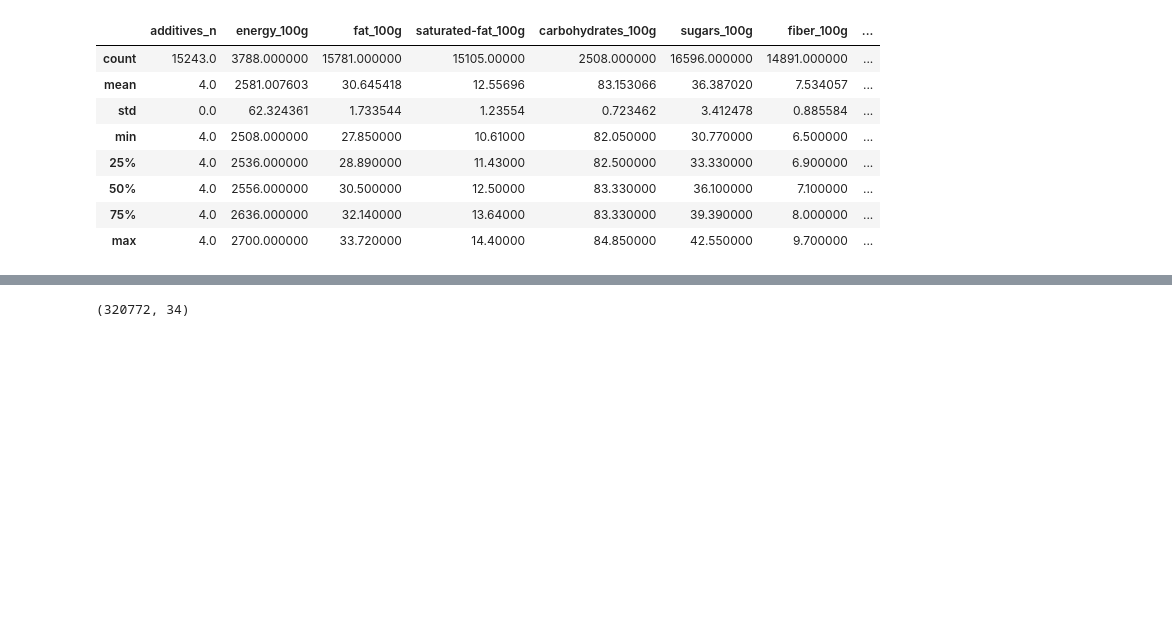
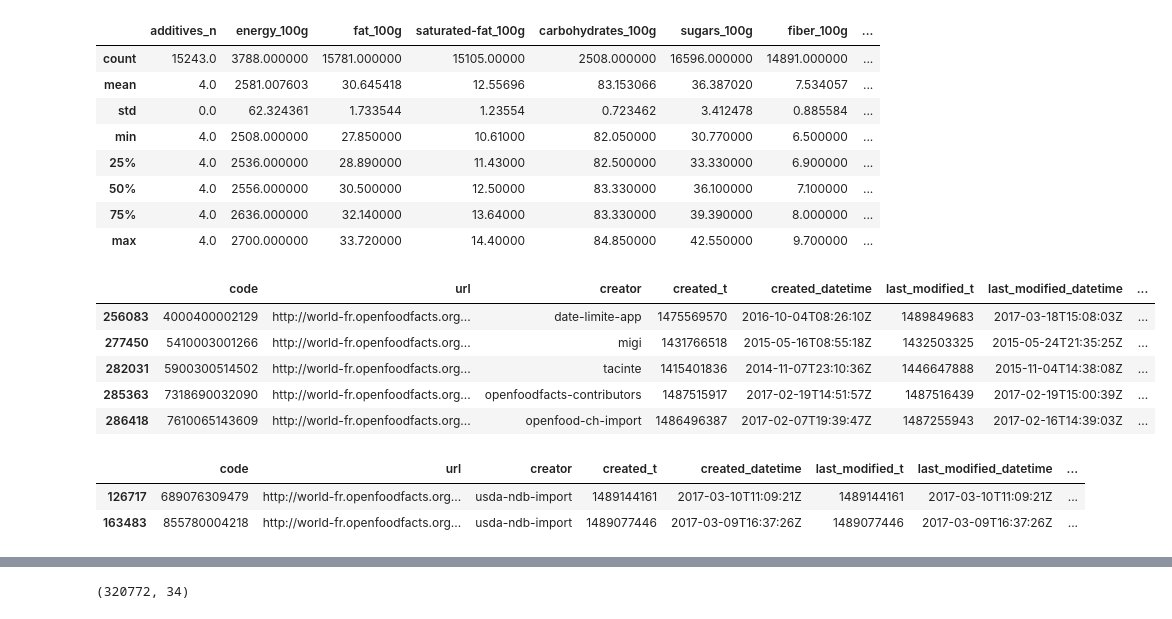
Before and after one commit to AurelienCD/Formation_OCR_Ing_Machine_Learning, a Jupyter notebook: PSanté_01_notebooknettoyage.ipynb, the cells around one changed output, grey strips where cells are left out. Saved outputs shown, nothing was run; the diff lists cells and outputs as text; code cells hidden in the pictures; blank space fills up the shorter version.

```diff
--- a/PSanté_01_notebooknettoyage.ipynb
+++ b/PSanté_01_notebooknettoyage.ipynb
@@ -240,3 +240,18 @@ df_Quant_abberrante.describe()
 | 50% | 4.0 | 2556.000000 | 30.500000 | 12.50000 | 83.330000 | 36.100000 | 7.100000 | ... |
 | 75% | 4.0 | 2636.000000 | 32.140000 | 13.64000 | 83.330000 | 39.390000 | 8.000000 | ... |
 | max | 4.0 | 2700.000000 | 33.720000 | 14.40000 | 84.850000 | 42.550000 | 9.700000 | ... |
+# %%
+df[df["energy_100g"] == 2700].head()
+# %% [output]
+|  | code | url | creator | created_t | created_datetime | last_modified_t | last_modified_datetime | ... |
+| 256083 | 4000400002129 | http://world-fr.openfoodfacts.org... | date-limite-app | 1475569570 | 2016-10-04T08:26:10Z | 1489849683 | 2017-03-18T15:08:03Z | ... |
+| 277450 | 5410003001266 | http://world-fr.openfoodfacts.org... | migi | 1431766518 | 2015-05-16T08:55:18Z | 1432503325 | 2015-05-24T21:35:25Z | ... |
+| 282031 | 5900300514502 | http://world-fr.openfoodfacts.org... | tacinte | 1415401836 | 2014-11-07T23:10:36Z | 1446647888 | 2015-11-04T14:38:08Z | ... |
+| 285363 | 7318690032090 | http://world-fr.openfoodfacts.org... | openfoodfacts-contributors | 1487515917 | 2017-02-19T14:51:57Z | 1487516439 | 2017-02-19T15:00:39Z | ... |
+| 286418 | 7610065143609 | http://world-fr.openfoodfacts.org... | openfood-ch-import | 1486496387 | 2017-02-07T19:39:47Z | 1487255943 | 2017-02-16T14:39:03Z | ... |
+# %%
+df[df["fat_100g"] == 33.72].head()
+# %% [output]
+|  | code | url | creator | created_t | created_datetime | last_modified_t | last_modified_datetime | ... |
+| 126717 | 689076309479 | http://world-fr.openfoodfacts.org... | usda-ndb-import | 1489144161 | 2017-03-10T11:09:21Z | 1489144161 | 2017-03-10T11:09:21Z | ... |
+| 163483 | 855780004218 | http://world-fr.openfoodfacts.org... | usda-ndb-import | 1489077446 | 2017-03-09T16:37:26Z | 1489077446 | 2017-03-09T16:37:26Z | ... |
```
Also changed, not shown: parts of 5 cells of this notebook.
